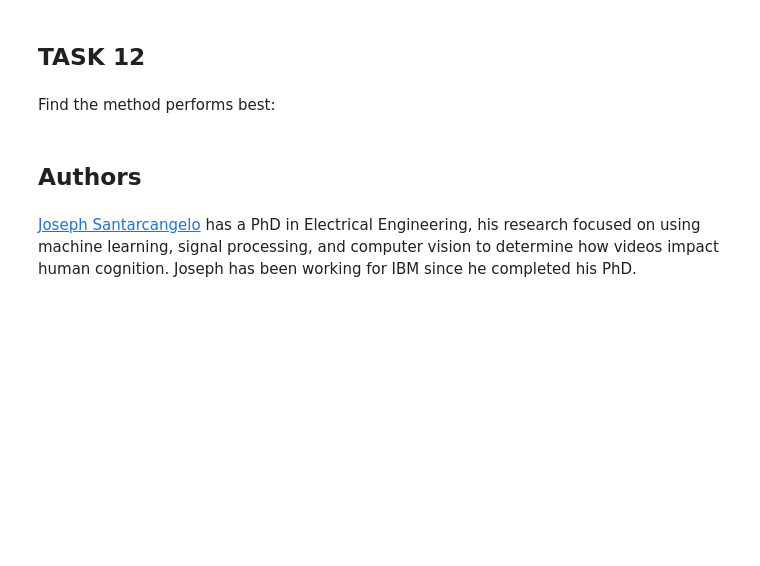
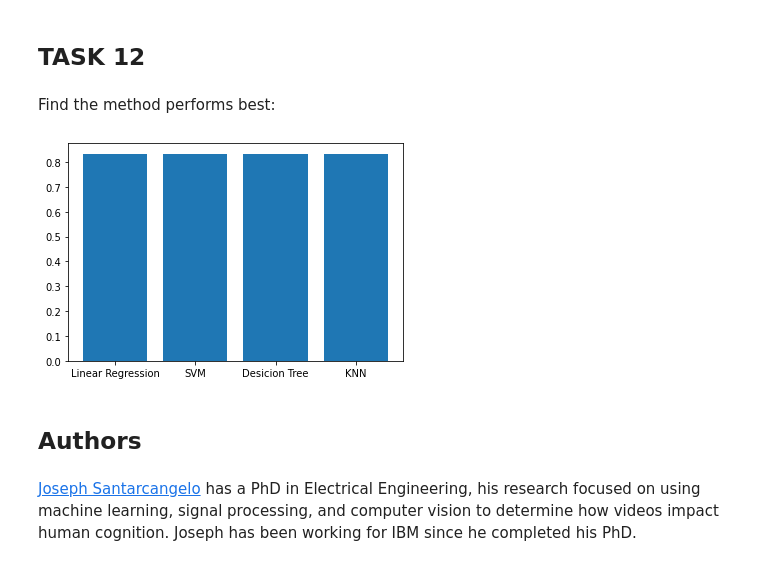
Before and after one commit to vitalyvb1974/ds, a Jupyter notebook: SpaceX_Machine Learning Prediction_Part_5.ipynb, the cells around one changed output. Cells and saved outputs as stored; diff of their text form; code cells hidden in the pictures; blank space fills up the shorter version.

```diff
--- a/SpaceX_Machine Learning Prediction_Part_5.ipynb
+++ b/SpaceX_Machine Learning Prediction_Part_5.ipynb
@@ -323,6 +323,13 @@ plot_confusion_matrix(Y_test,yhat)
 ## TASK  12
 # %% [markdown]
 Find the method performs best:
+# %%
+methods = ['Linear Regression', 'SVM', 'Desicion Tree', 'KNN']
+scores = [logreg_cv.score(X_test, Y_test), svm_cv.score(X_test, Y_test),tree_cv.score(X_test, Y_test),knn_cv.score(X_test, Y_test)]
+plt.bar(x=methods, height=scores)
+plt.show()
+# %% [output]
+[figure, added]
 # %% [markdown]
 ## Authors
 # %% [markdown]
```
Also changed, not shown: parts of 2 cells of this notebook, 5 other files.
